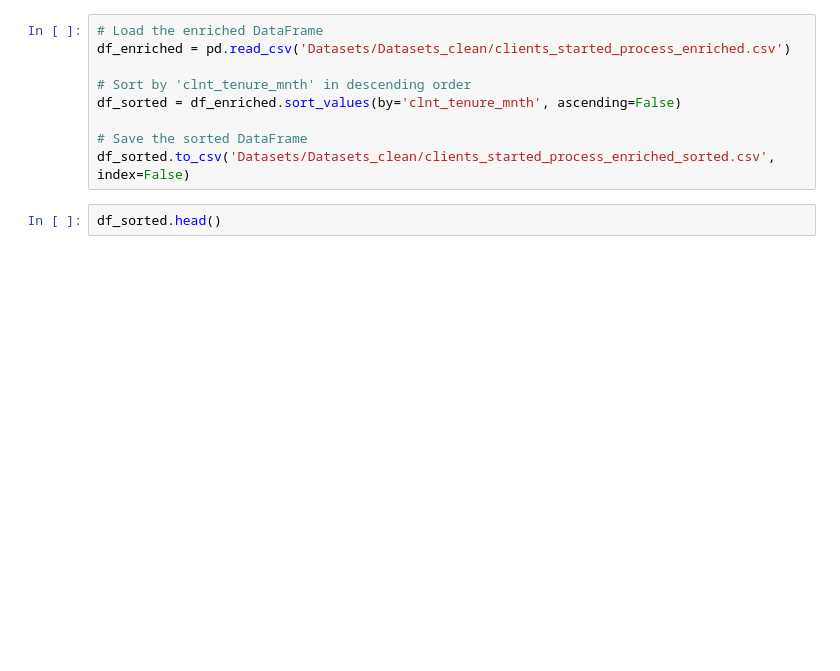
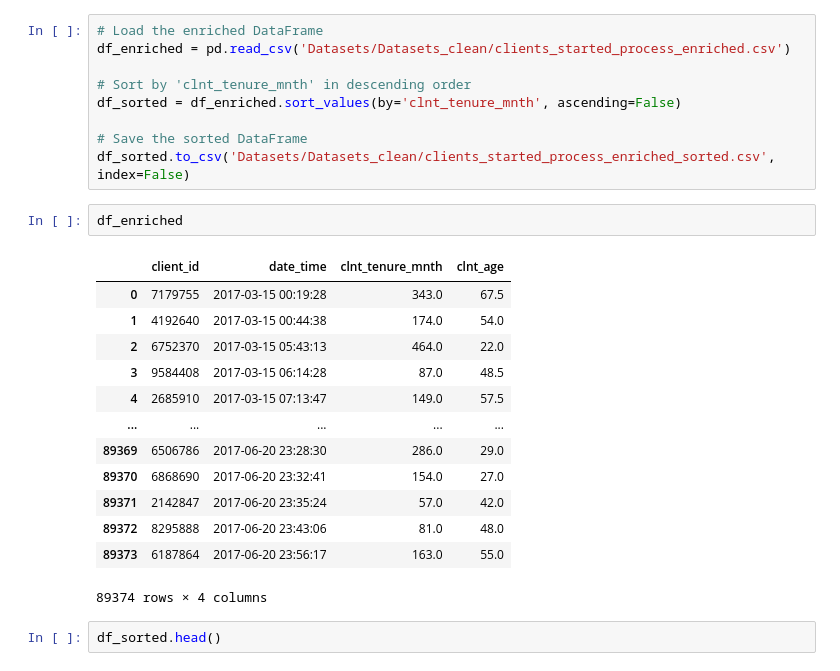
Before and after one commit to SheryllD/Project2, a Jupyter notebook: main_datawrangling.ipynb, the cells around one changed output. Cells and saved outputs as stored; diff of their text form; blank space fills up the shorter version.

```diff
--- a/main_datawrangling.ipynb
+++ b/main_datawrangling.ipynb
@@ -608,6 +601,22 @@ df_sorted = df_enriched.sort_values(by='clnt_tenure_mnth', ascending=False)
 
 # Save the sorted DataFrame
 df_sorted.to_csv('Datasets/Datasets_clean/clients_started_process_enriched_sorted.csv', index=False)
+# %%
+df_enriched
+# %% [output]
+|  | client_id | date_time | clnt_tenure_mnth | clnt_age |
+| 0 | 7179755 | 2017-03-15 00:19:28 | 343.0 | 67.5 |
+| 1 | 4192640 | 2017-03-15 00:44:38 | 174.0 | 54.0 |
+| 2 | 6752370 | 2017-03-15 05:43:13 | 464.0 | 22.0 |
+| 3 | 9584408 | 2017-03-15 06:14:28 | 87.0 | 48.5 |
+| 4 | 2685910 | 2017-03-15 07:13:47 | 149.0 | 57.5 |
+| ... | ... | ... | ... | ... |
+| 89369 | 6506786 | 2017-06-20 23:28:30 | 286.0 | 29.0 |
+| 89370 | 6868690 | 2017-06-20 23:32:41 | 154.0 | 27.0 |
+| 89371 | 2142847 | 2017-06-20 23:35:24 | 57.0 | 42.0 |
+| 89372 | 8295888 | 2017-06-20 23:43:06 | 81.0 | 48.0 |
+| 89373 | 6187864 | 2017-06-20 23:56:17 | 163.0 | 55.0 |
+89374 rows × 4 columns
 # %%
 df_sorted.head()
 # %% [output]
```
Also changed, not shown: parts of 6 cells of this notebook.
